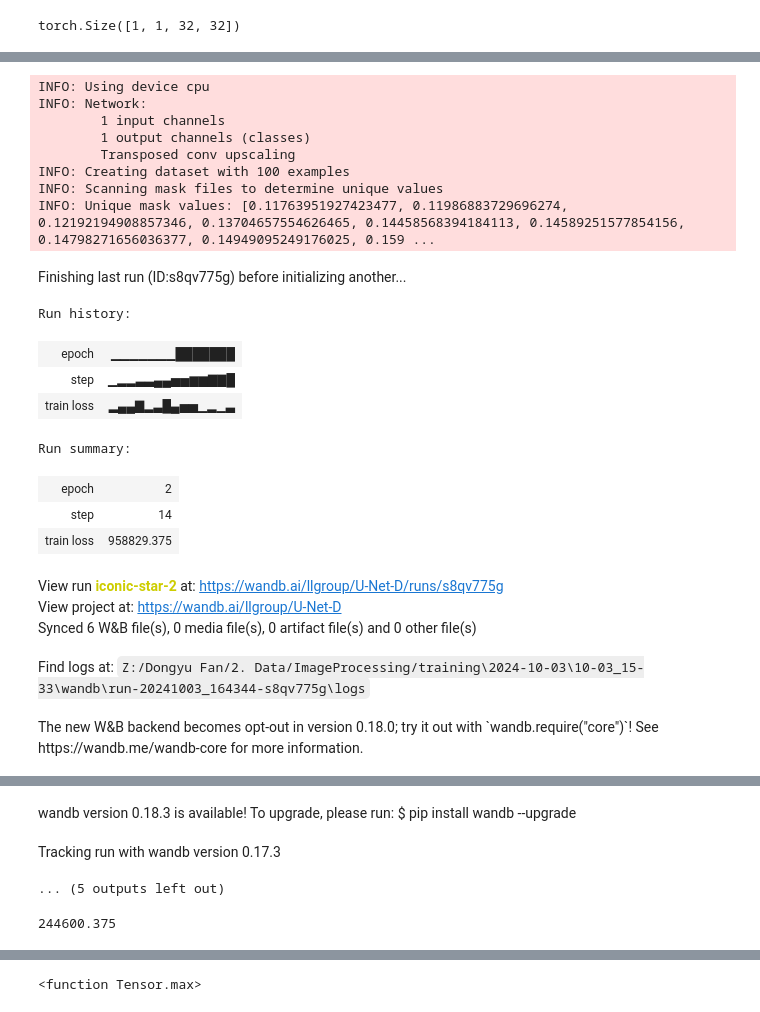
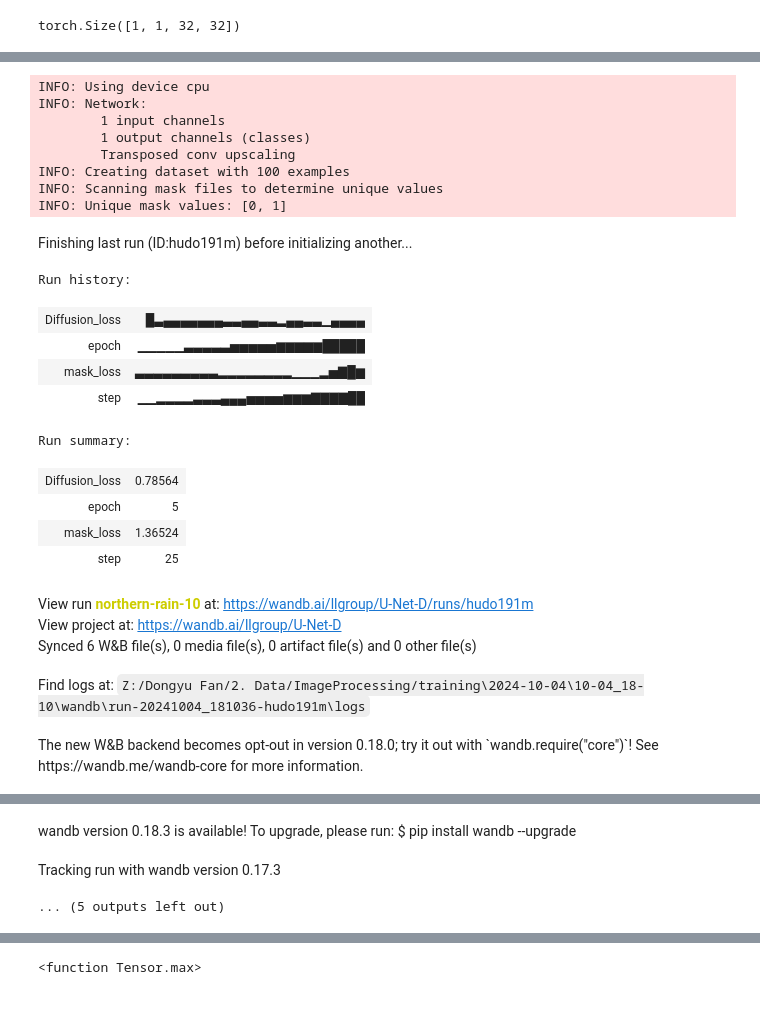
Before and after one commit to DyFan777/Pytorch-UNet, a Jupyter notebook: train_regression_mask.ipynb, the cells around one changed output, grey strips where cells are left out. Drawn from its saved outputs; the diff is of its cells as text; code cells hidden in the pictures.

```diff
--- a/train_regression_mask.ipynb
+++ b/train_regression_mask.ipynb
@@ -23,2 +24,11 @@ from utils.data_loading_2 import BasicDataset_2, CarvanaDataset_2
 # %%
 model = UNet_2(n_channels=1, n_classes=1, bilinear=False)
+# %%
+for tag, value in model.named_parameters():
+    histograms = {}
+    tag = tag.replace('/', '.')
+    print(tag)
+    if not (torch.isinf(value) | torch.isnan(value)).any():
+        histograms['Weights/' + tag] = wandb.Histogram(value.data.cpu())
+    if not (torch.isinf(value.grad) | torch.isnan(value.grad)).any():
+        histograms['Gradients/' + tag] = wandb.Histogram(value.grad.data.cpu())
@@ -24,0 +38,9 @@ model = UNet_2(n_channels=1, n_classes=1, bilinear=False)
+# %%
+for tag, value in model.named_parameters():
+    histograms = {}
+    tag = tag.replace('/', '.')
+    print(tag)
+    if not (torch.isinf(value) | torch.isnan(value)).any():
+        histograms['Weights/' + tag] = wandb.Histogram(value.data.cpu())
+    if not (torch.isinf(value.grad) | torch.isnan(value.grad)).any():
+        histograms['Gradients/' + tag] = wandb.Histogram(value.grad.data.cpu())
@@ -432,7 +475,7 @@ logging.info(f'Using device {device}')
 # Change here to adapt to your data
 # n_channels=3 for RGB images
 # n_classes is the number of probabilities you want to get per pixel
-model = UNet(n_channels=1, n_classes=1, bilinear=False)
+model = UNet_2(n_channels=1, n_classes=1, bilinear=False)
 model = model.to(memory_format=torch.channels_last)
 
 logging.info(f'Network:\n'
@@ -442,53 +485,57 @@ logging.info(f'Network:\n'
 
 model.to(device=device)
 try:
-    out, label,images, loss_out = test_train(
+    masks_pred, diffusion_pred, true_masks, true_D, images, loss = test_train(
+    #masks_pred_bi, masks_pred = test_train(
         model=model,
         epochs=100,
         batch_size=16,
         learning_rate=1e-5,
         device=device,
         img_scale=1.,
-        val_percent=0.5 / 100,
-        amp=False
+        val_percent=0.2,
+        amp=False,
+        wandb_log = True
     )
 
 except torch.cuda.OutOfMemoryError:
     logging.error('Detected OutOfMemoryError! '
                     'Enabling checkpointing to reduce memory usage, but this slows down training. '
                     'Consider enabling AMP (--amp) for fast and memory efficient training')
     torch.cuda.empty_cache()
     model.use_checkpointing()
     train_model(
         model=model,
-        epochs=5,
+        epochs=100,
         batch_size=1,
         learning_rate=1e-5,
         device=device,
         img_scale=1,
         val_percent=0.5 / 100,
         amp=False
     )
 # %% [output]
 INFO: Using device cpu
 INFO: Network:
         1 input channels
         1 output channels (classes)
         Transposed conv upscaling
 INFO: Creating dataset with 100 examples
 INFO: Scanning mask files to determine unique values
-INFO: Unique mask values: [0.11763951927423477, 0.11986883729696274, 0.12192194908857346, 0.13704657554626465, 0.14458568394184113, 0.14589251577854156, 0.14798271656036377, 0.14949095249176025, 0.159 ...
+INFO: Unique mask values: [0, 1]
-Finishing last run (ID:s8qv775g) before initializing another...
+Finishing last run (ID:hudo191m) before initializing another...
 Run history:
-| epoch | ▁▁▁▁▁▁▁███████ |
-| step | ▁▂▂▃▃▄▄▅▅▆▆▇▇█ |
-| train loss | ▂▄▄▇▂▃█▄▅▅▁▂▁▃ |
+| Diffusion_loss | █▃▄▄▄▄▄▄▄▃▃▄▄▃▃▂▄▄▃▃▁▄▄▄▄ |
+| epoch | ▁▁▁▁▁▃▃▃▃▃▅▅▅▅▅▆▆▆▆▆█████ |
+| mask_loss | ▃▃▃▃▃▃▃▃▃▂▂▂▂▂▂▂▂▁▁▁▂▅▇█▆ |
+| step | ▁▁▂▂▂▂▃▃▃▄▄▄▅▅▅▅▆▆▆▇▇▇▇██ |
 Run summary:
-| epoch | 2 |
-| step | 14 |
-| train loss | 958829.375 |
+| Diffusion_loss | 0.78564 |
+| epoch | 5 |
+| mask_loss | 1.36524 |
+| step | 25 |
-View run iconic-star-2 at: https://wandb.ai/llgroup/U-Net-D/runs/s8qv775g
+View run northern-rain-10 at: https://wandb.ai/llgroup/U-Net-D/runs/hudo191m
 View project at: https://wandb.ai/llgroup/U-Net-D
 Synced 6 W&B file(s), 0 media file(s), 0 artifact file(s) and 0 other file(s)
-Find logs at: Z:/Dongyu Fan/2. Data/ImageProcessing/training\2024-10-03\10-03_15-33\wandb\run-20241003_164344-s8qv775g\logs
+Find logs at: Z:/Dongyu Fan/2. Data/ImageProcessing/training\2024-10-04\10-04_18-10\wandb\run-20241004_181036-hudo191m\logs
 The new W&B backend becomes opt-out in version 0.18.0; try it out with `wandb.require("core")`! See https://wandb.me/wandb-core for more information.
@@ -507,4 +545,0 @@ loss = mse_loss(out_1,input_1.float())
-# %%
-loss.item()
-# %% [output]
-244600.375
```
Also changed, not shown: parts of 16 cells of this notebook, 4 other files.
